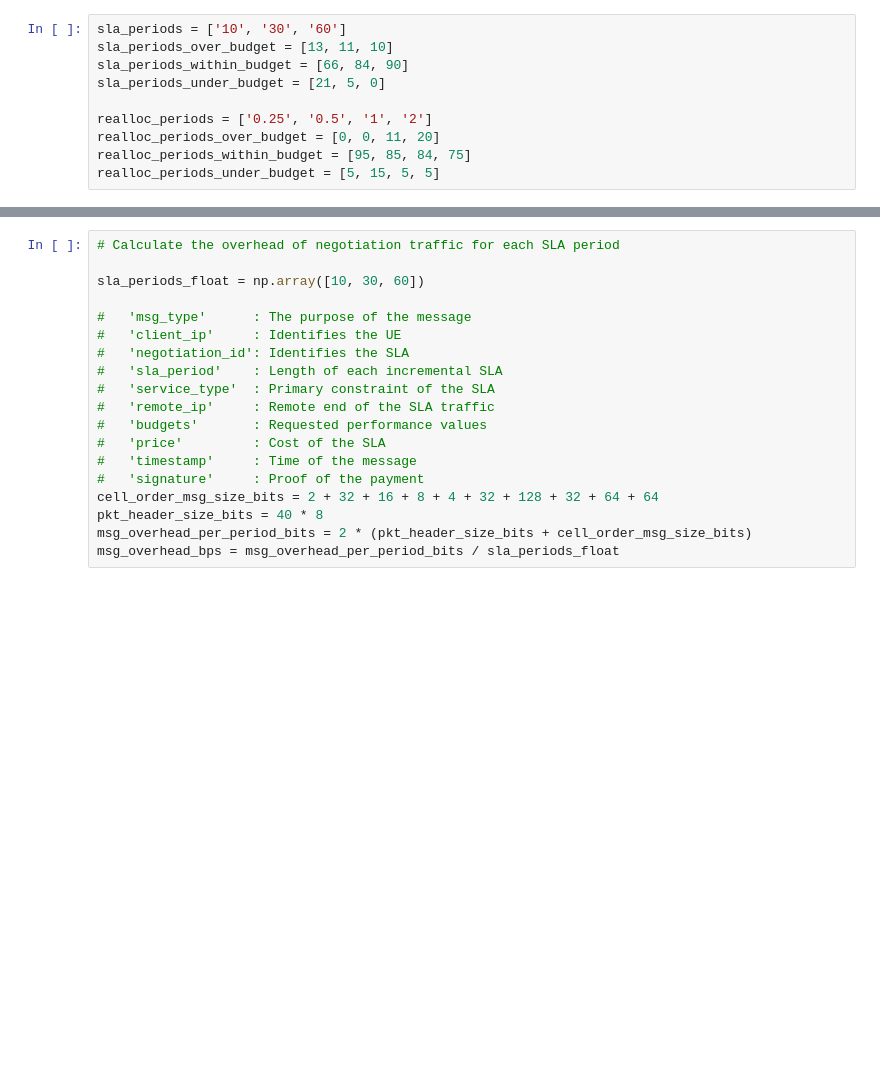
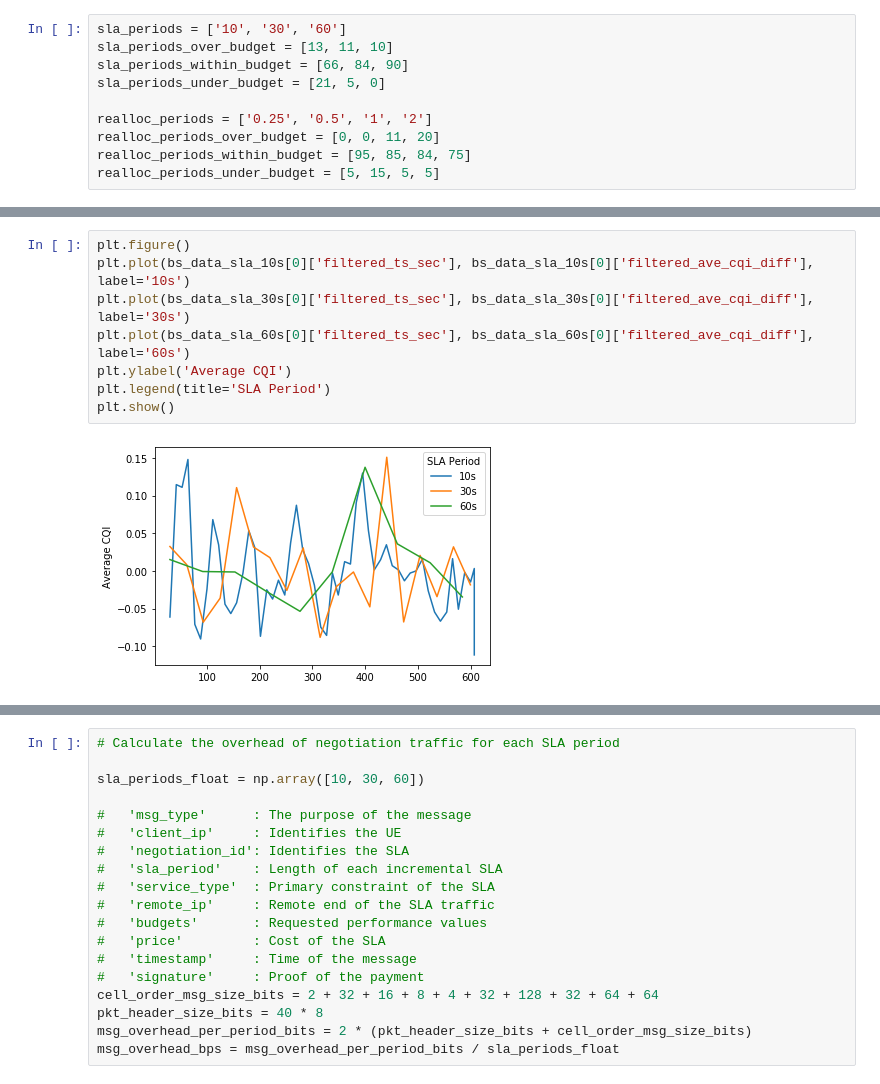
Before and after one commit to serhatarslan-hub/cell-order, a Jupyter notebook: analysis/cell-order-parameters.ipynb, the cells around one changed output, grey strips where cells are left out. Cells and saved outputs as stored; diff of their text form; blank space fills up the shorter version.

```diff
--- a/analysis/cell-order-parameters.ipynb
+++ b/analysis/cell-order-parameters.ipynb
@@ -30,0 +131,10 @@ realloc_periods_under_budget = [5, 15, 5, 5]
+# %%
+plt.figure()
+plt.plot(bs_data_sla_10s[0]['filtered_ts_sec'], bs_data_sla_10s[0]['filtered_ave_cqi_diff'], label='10s')
+plt.plot(bs_data_sla_30s[0]['filtered_ts_sec'], bs_data_sla_30s[0]['filtered_ave_cqi_diff'], label='30s')
+plt.plot(bs_data_sla_60s[0]['filtered_ts_sec'], bs_data_sla_60s[0]['filtered_ave_cqi_diff'], label='60s')
+plt.ylabel('Average CQI')
+plt.legend(title='SLA Period')
+plt.show()
+# %% [output]
+[figure, added]
```
Also changed, not shown: parts of 8 cells of this notebook, 2 other files.
